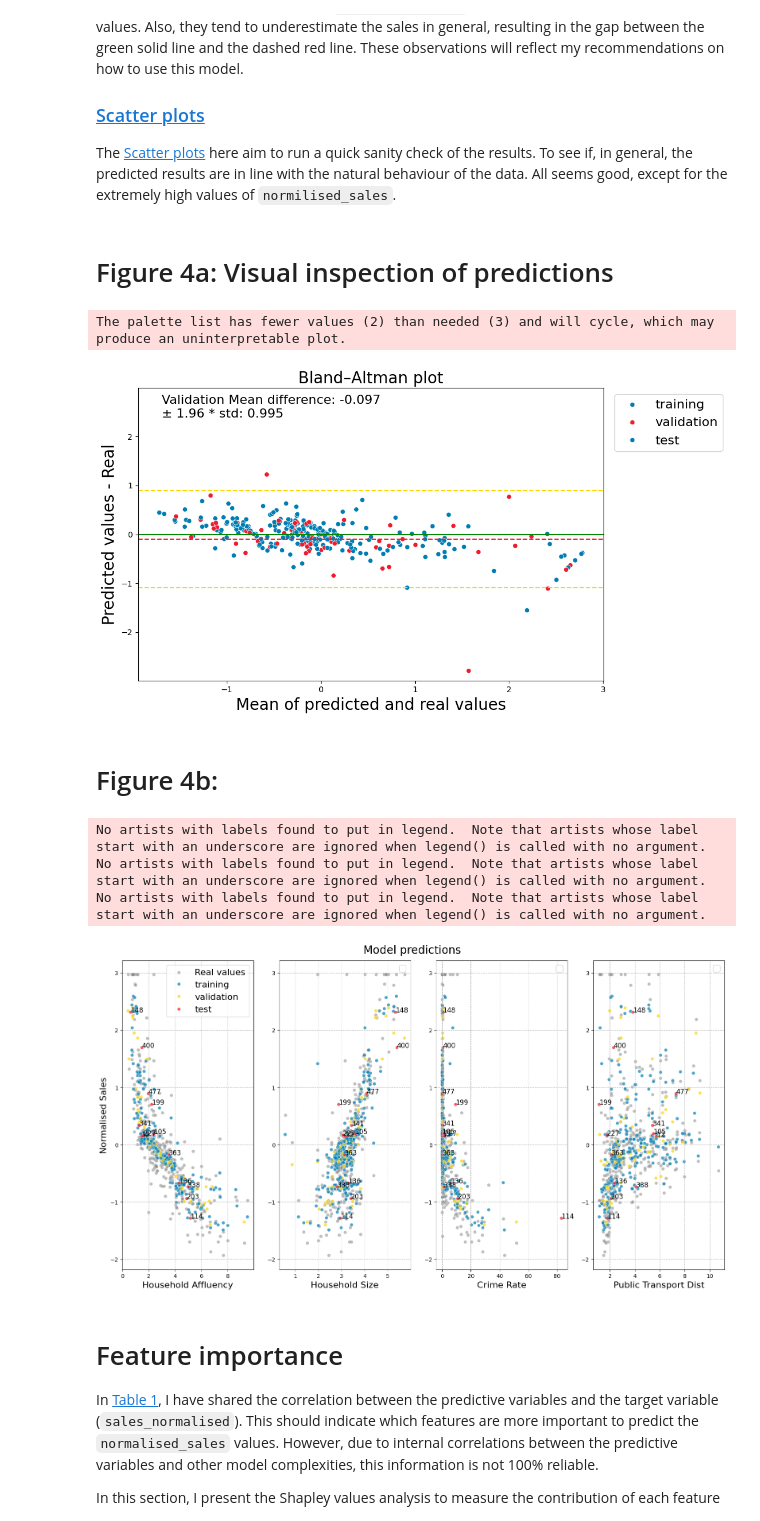
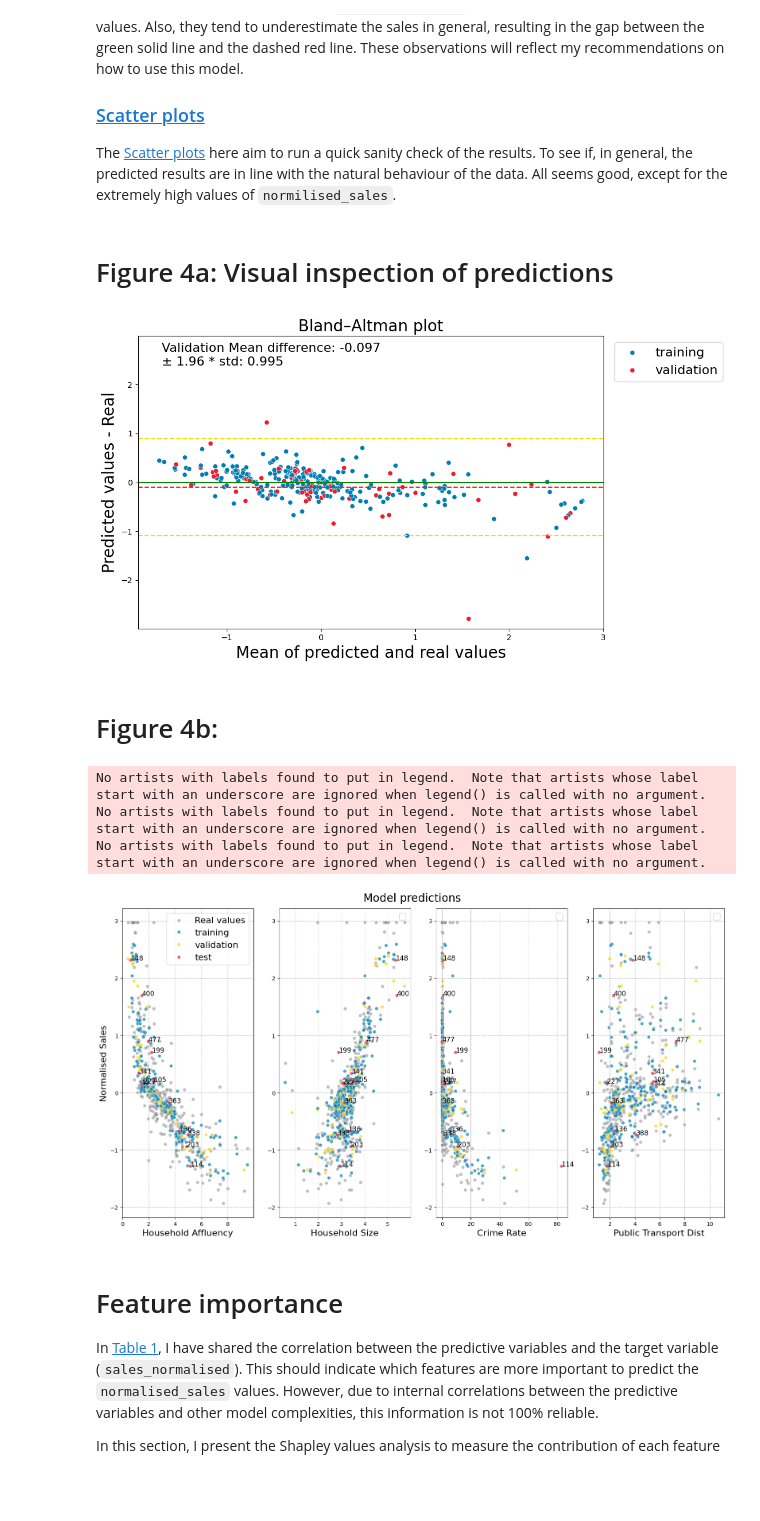
Before and after one commit to garciadias/tesco_ds, a Jupyter notebook: notebooks/my_solution.ipynb, the cells around one changed output. Cells and saved outputs as stored; diff of their text form; code cells hidden in the pictures; blank space fills up the shorter version.

```diff
--- a/notebooks/my_solution.ipynb
+++ b/notebooks/my_solution.ipynb
@@ -365,23 +365,22 @@ The [Scatter plots](#Figure-4b:) here aim to run a quick sanity check of the res
 # %%
 model_path = "models/tesco_dataset/"
 os.makedirs(model_path, exist_ok=True)
 # %%
 display(Markdown("# Figure 4a: Visual inspection of predictions"))
-fig = bland_altman_plot(df_complete, target="normalised_sales")
+fig = bland_altman_plot(df_complete.copy(), target="normalised_sales", remove_test=True)
 fig.savefig("models/tesco_dataset/tesco_sales_model_bland_altman_plot.png")
 plt.show()
 display(Markdown("# Figure 4b:"))
-fig = sales_model.compare_original_and_predicted_data(df, df_complete)
+fig = sales_model.compare_original_and_predicted_data(df.copy(), df_complete.copy())
 fig.savefig("models/tesco_dataset/tesco_sales_model_real_data_comparison.png")
 plt.show()
 # %% [output]
 # Figure 4a: Visual inspection of predictions
-The palette list has fewer values (2) than needed (3) and will cycle, which may produce an uninterpretable plot.
-[figure, old version]
+[figure, new version]
 # Figure 4b:
-No artists with labels found to put in legend.  Note that artists whose label start with an underscore are ignored when legend() is called with no argument.
-No artists with labels found to put in legend.  Note that artists whose label start with an underscore are ignored when legend() is called with no argument.
-No artists with labels found to put in legend.  Note that artists whose label start with an underscore are ignored when legend() is called with no argument.
+No artists with labels found to put in legend.  Note that artists whose label start with an underscore are ignored when legend() is called with no argument.
+No artists with labels found to put in legend.  Note that artists whose label start with an underscore are ignored when legend() is called with no argument.
+No artists with labels found to put in legend.  Note that artists whose label start with an underscore are ignored when legend() is called with no argument.
 [figure]
 # %% [markdown]
 # Feature importance
```
Also changed, not shown: parts of 1 cell of this notebook, 3 other files.
